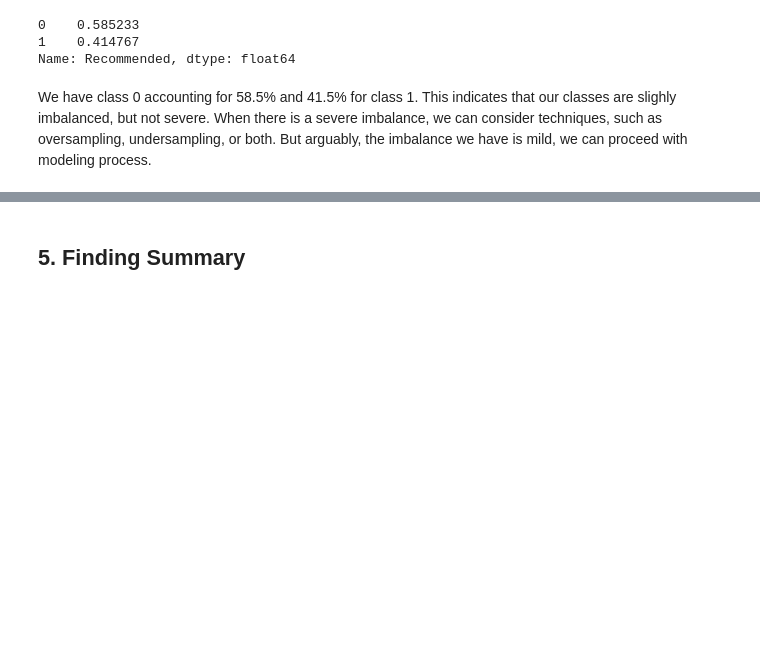
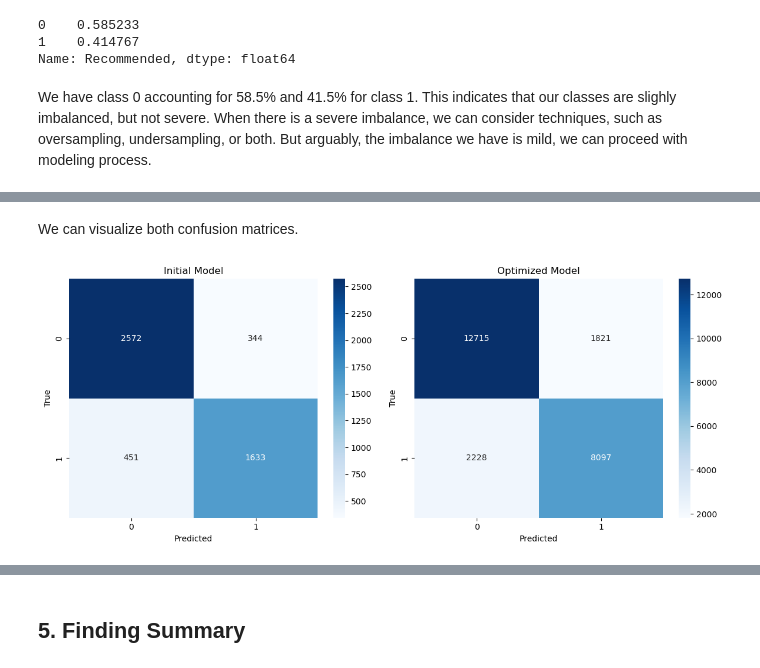
Before and after one commit to treelunar/2023_Airline_Reviews_Analysis, a Jupyter notebook: Airline_Reviews_Part 2.ipynb, the cells around one changed output, grey strips where cells are left out. Saved outputs shown, nothing was run; the diff lists cells and outputs as text; code cells hidden in the pictures; blank space fills up the shorter version.

```diff
--- a/Airline_Reviews_Part 2.ipynb
+++ b/Airline_Reviews_Part 2.ipynb
@@ -1162,0 +1123,25 @@ asdf
+# %% [markdown]
+We can visualize both confusion matrices.
+# %%
+fig, axs = plt.subplots(ncols=2, figsize=(12, 5))
+
+# Compute confusion matrix for initial model
+cm_initial = confusion_matrix(subset_y_test, y_pred)
+sns.heatmap(cm_initial, annot=True, fmt='d', ax=axs[0], cmap='Blues')
+axs[0].set_title('Initial Model')
+axs[0].set_xlabel('Predicted')
+axs[0].set_ylabel('True')
+
+y_test_subset = y_test[:5000]
+
+# Compute confusion matrix for optimized model
+cm_optimized = confusion_matrix(y_test, y_pred_optimized)
+sns.heatmap(cm_optimized, annot=True, fmt='d', ax=axs[1], cmap='Blues')
+axs[1].set_title('Optimized Model')
+axs[1].set_xlabel('Predicted')
+axs[1].set_ylabel('True')
+
+plt.tight_layout()
+plt.show()
+# %% [output]
+[figure, added]
```
Also changed, not shown: parts of 37 cells of this notebook.
